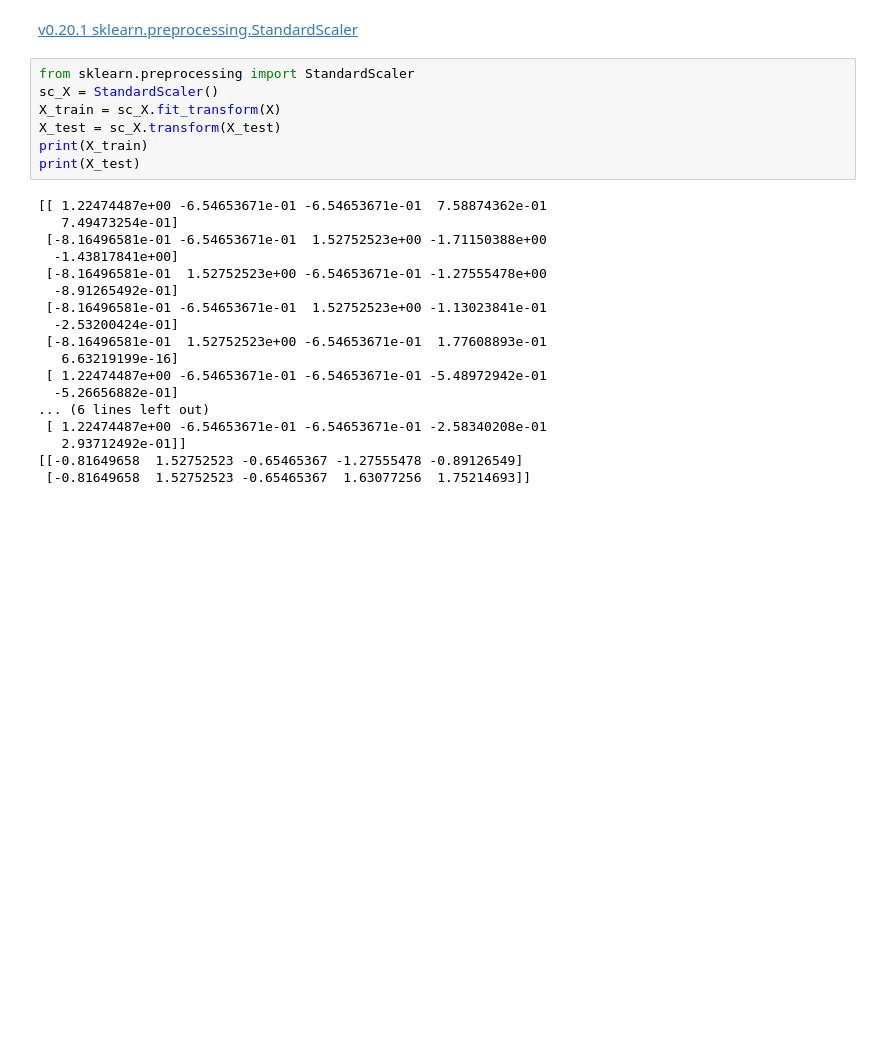
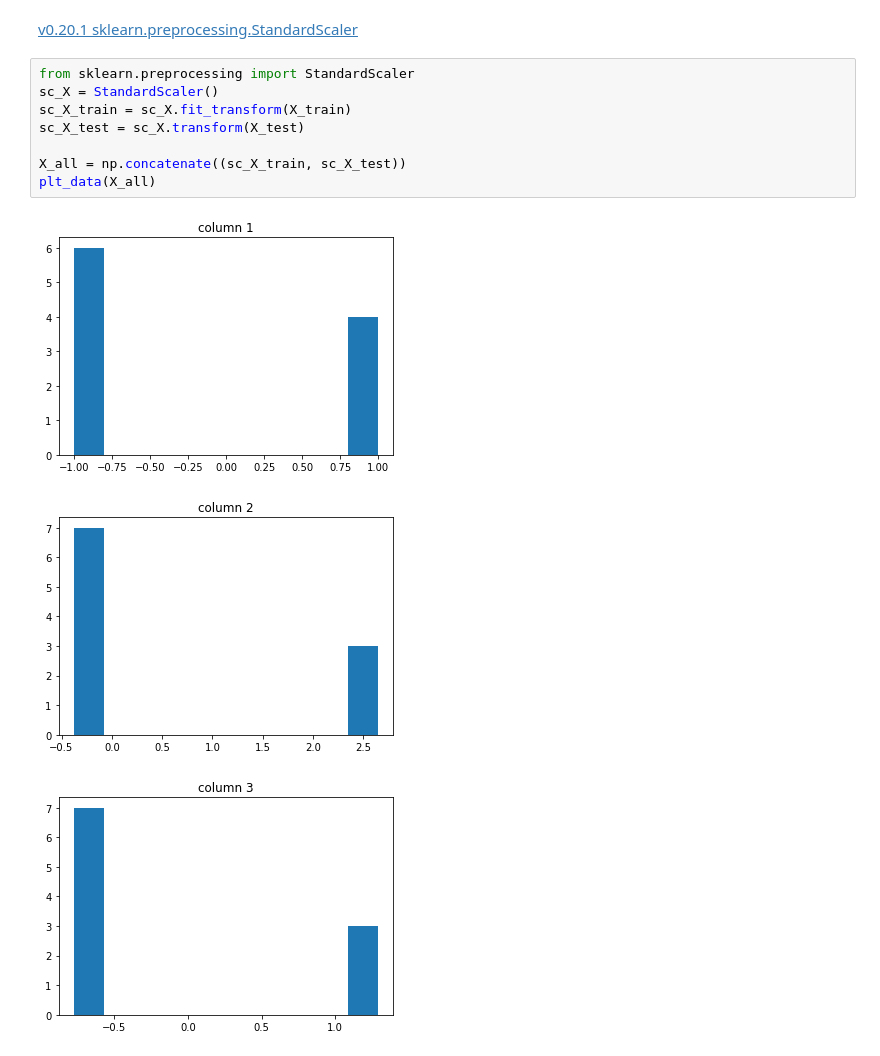
Before and after one commit to MilesWangSeven/100-Days-Of-ML-Code, a Jupyter notebook: code/Day 1_Data_Preprocessing.ipynb, the cells around one changed output. Drawn from its saved outputs; the diff is of its cells as text; blank space fills up the shorter version.

```diff
--- a/code/Day 1_Data_Preprocessing.ipynb
+++ b/code/Day 1_Data_Preprocessing.ipynb
@@ -105,25 +129,12 @@ y_test.shape = (2,)
 # %%
 from sklearn.preprocessing import StandardScaler
 sc_X = StandardScaler()
-X_train = sc_X.fit_transform(X)
-X_test = sc_X.transform(X_test)
-print(X_train)
-print(X_test)
+sc_X_train = sc_X.fit_transform(X_train)
+sc_X_test = sc_X.transform(X_test)
+
+X_all = np.concatenate((sc_X_train, sc_X_test))
+plt_data(X_all)
 # %% [output]
-[[ 1.22474487e+00 -6.54653671e-01 -6.54653671e-01  7.58874362e-01
-   7.49473254e-01]
- [-8.16496581e-01 -6.54653671e-01  1.52752523e+00 -1.71150388e+00
-  -1.43817841e+00]
- [-8.16496581e-01  1.52752523e+00 -6.54653671e-01 -1.27555478e+00
-  -8.91265492e-01]
- [-8.16496581e-01 -6.54653671e-01  1.52752523e+00 -1.13023841e-01
-  -2.53200424e-01]
- [-8.16496581e-01  1.52752523e+00 -6.54653671e-01  1.77608893e-01
-   6.63219199e-16]
- [ 1.22474487e+00 -6.54653671e-01 -6.54653671e-01 -5.48972942e-01
-  -5.26656882e-01]
-... (6 lines left out)
- [ 1.22474487e+00 -6.54653671e-01 -6.54653671e-01 -2.58340208e-01
-   2.93712492e-01]]
-[[-0.81649658  1.52752523 -0.65465367 -1.27555478 -0.89126549]
- [-0.81649658  1.52752523 -0.65465367  1.63077256  1.75214693]]
+[figure, added]
+[figure, added]
+[figure, added]
```
Also changed, not shown: parts of 7 cells of this notebook, 1 other file.
